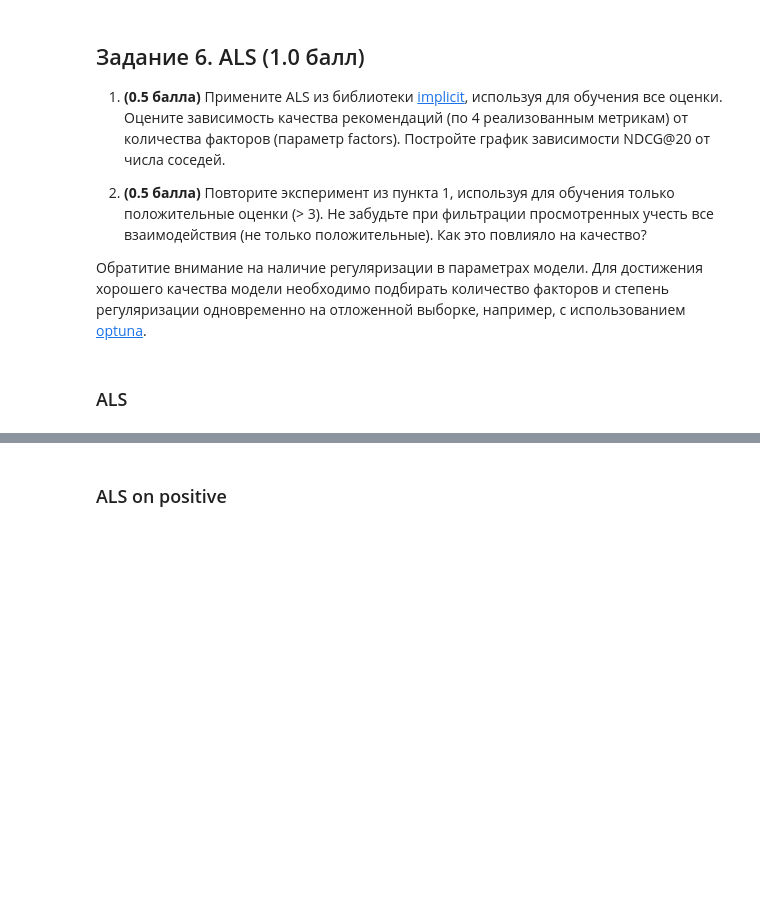
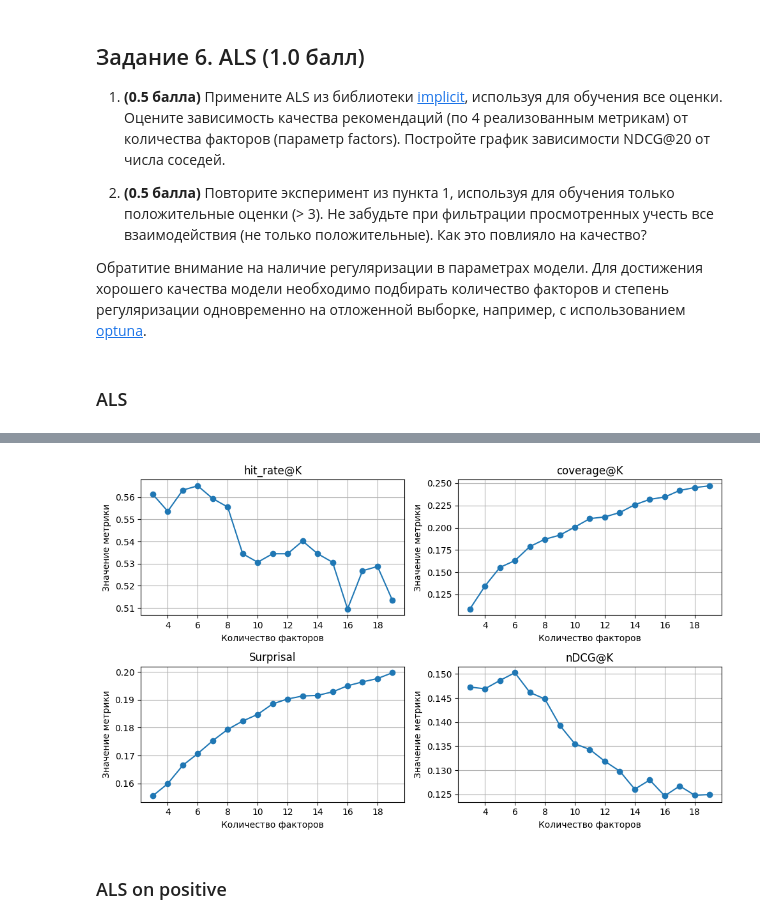
Before and after one commit to DlMarsh/RecSys-Homework, a Jupyter notebook: homeworks/hw_01/rs_hw01.ipynb, the cells around one changed output, grey strips where cells are left out. Saved outputs shown, nothing was run; the diff lists cells and outputs as text; code cells hidden in the pictures; blank space fills up the shorter version.

```diff
--- a/homeworks/hw_01/rs_hw01.ipynb
+++ b/homeworks/hw_01/rs_hw01.ipynb
@@ -896,3 +876,33 @@ rec_data
+# %%
+metrics = {'hit_rate@K': [], 'coverage@K': [], 'Surprisal': [], 'nDCG@K': []}
+for factors in range(3, 20):
+    regularization = 5.935221311387679e-07
+    model = AlternatingLeastSquares(factors=factors, regularization=regularization)
+    model.fit(user_item_matrix)
+    recommendations = []
+    for user in tqdm(val_users):
+        user_idx = user_mapping[user]
+        recs = model.recommend(user_idx, user_item_matrix[user_idx], N=20, filter_already_liked_items=True)
+
+        for item_idx, relevance in zip(recs[0], recs[1]):
+            recommendations.append((user, item_mapping[item_idx], relevance))
+    recommendations = pd.DataFrame(recommendations, columns=['user_id', 'item_id', 'relevance'])
+    metrics_res = measure(recommendations, val, train, 20, 'ALS')
+    for i, key in enumerate(metrics.keys()):
+        metrics[key].append(np.array(metrics_res)[0][i])
+# %%
+fig, axes = plt.subplots(2, 2, figsize=(10, 6))
+axes = axes.flatten()
+for ax, (key, values) in zip(axes, metrics.items()):
+    ax.plot(range(3, 20), values, marker='o')
+    ax.set_xlabel("Количество факторов")
+    ax.set_ylabel("Значение метрики")
+    ax.set_title(key)
+    ax.grid()
+plt.tight_layout()
+plt.show()
+# %% [output]
+[figure, added]
 # %% [markdown]
 ### ALS on positive
 # %%
```
Also changed, not shown: parts of 21 cells of this notebook.
